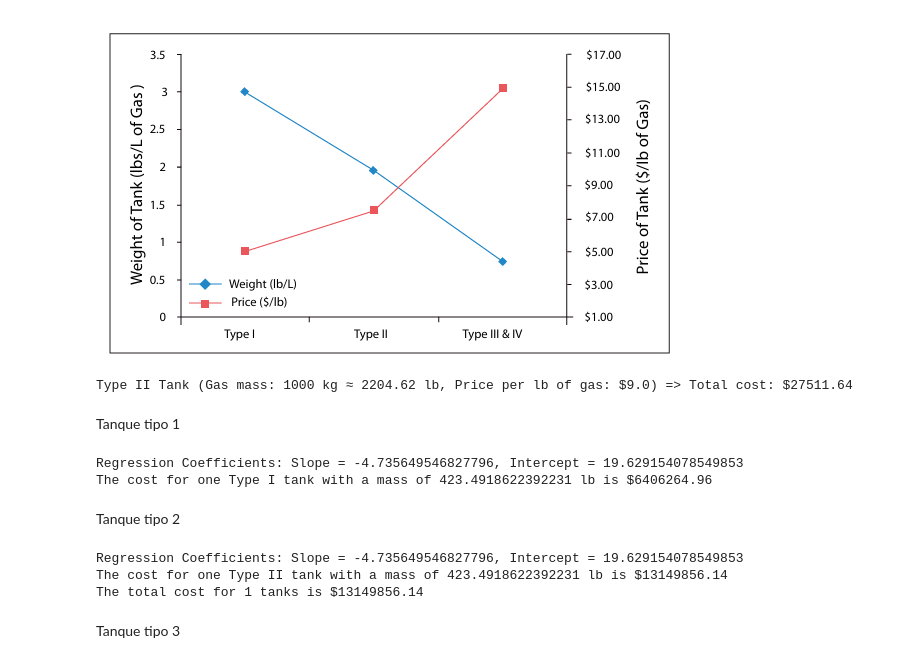
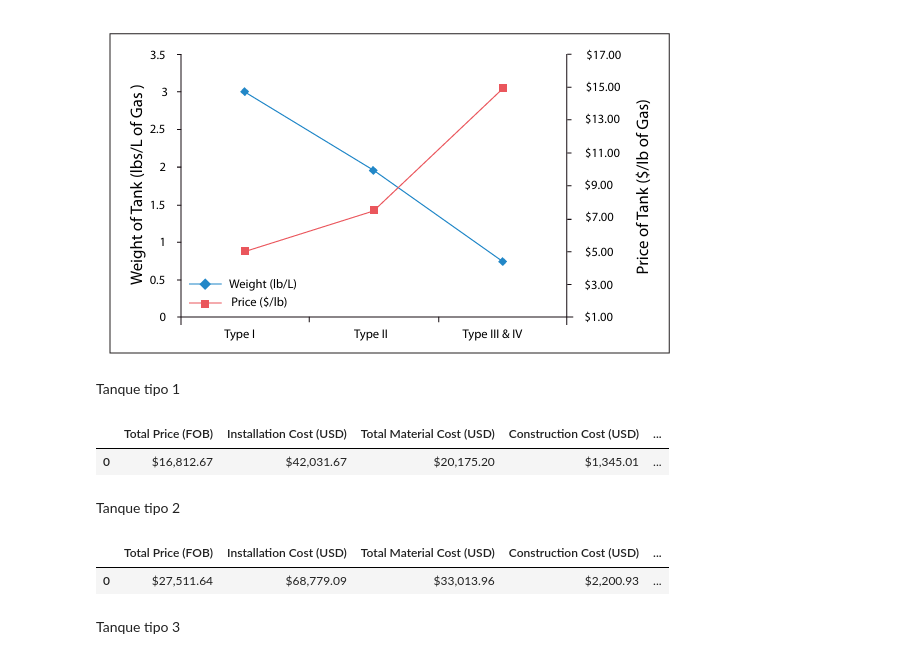
Before and after one commit to SOTO729/8vo, a Jupyter notebook: Evaluacion económica/Calculo de costos.ipynb, the cells around one changed output. Cells and saved outputs as stored; diff of their text form; code cells hidden in the pictures.

```diff
--- a/Evaluacion económica/Calculo de costos.ipynb
+++ b/Evaluacion económica/Calculo de costos.ipynb
@@ -130,5 +91,5 @@ T3="Type III & IV"
 # %%
-class Tank:
+class TankCostCalculator:
     price_per_lb_gas = {
         "Type I": 5.5,
         "Type II": 9.0,
@@ -140,52 +101,58 @@ class Tank:
         self.gas_mass_kg = gas_mass_kg
         self.gas_mass_lb = gas_mass_kg * 2.20462  # in lb
         self.price_per_lb = self.price_per_lb_gas[tank_type]
+        self.extras_df = self.calculate_cost()  # Call calculate_cost during initialization
 
     def calculate_cost(self):
         CEPCI_2014 = 576.1
         CEPCI_2024 = 798.8
-        return (self.gas_mass_lb * self.price_per_lb)* (CEPCI_2024 / CEPCI_2014)
+        self.price= (self.gas_mass_lb * self.price_per_lb)* (CEPCI_2024 / CEPCI_2014)
+        self.total_material_cost= self.price * 1.2
+        self.construction= self.price * 0.08
+        installation_cost = self.price * 2.5
+        instrumentation_cost = self.price * 0.08
+        Final_cost = self.price + self.total_material_cost + self.construction + installation_cost + instrumentation_cost
+        cost_mxn= Final_cost * 19.61
 
-    def __str__(self):
-        return (f"{self.tank_type} Tank (Gas mass: {self.gas_mass_kg} kg ≈ {self.gas_mass_lb:.2f} lb, "
-                f"Price per lb of gas: ${self.price_per_lb})")
+        # Create a data frame with the extra costs
+        extras = {
+            "Total Price (FOB)": [self.price],
+            "Installation Cost (USD)": [installation_cost],
+            "Total Material Cost (USD)": [self.total_material_cost],
+            "Construction Cost (USD)": [self.construction],
+            "Instrumentation Cost (USD)": [instrumentation_cost],
+            "Final Cost (USD)": [Final_cost],
+            "Final Cost (MXN)": [cost_mxn]
+        }
+        self.extras_df = pd.DataFrame(extras)
+        # Format the numbers in the extras_df as currency
+        self.extras_df = self.extras_df.applymap(lambda x: f"${x:,.2f}" if isinstance(x, (int, float)) else x)
+        return  self.extras_df
 
-# Ejemplo de uso
-gas_mass= 1000  # in kg
-tank = Tank("Type II", gas_mass)
-print(f"{tank} => Total cost: ${tank.calculate_cost():.2f}")
+
+T1="Type I"
+T2="Type II"
+T3="Type III & IV"
-# %% [output]
-Type II Tank (Gas mass: 1000 kg ≈ 2204.62 lb, Price per lb of gas: $9.0) => Total cost: $27511.64
 # %% [markdown]
 Tanque tipo 1
 # %%
 tank_type = T1
-mass_of_tank = 423.4918622392231   # in ton
-number_of_tanks = 1
-
-calculator = TankCostCalculator(tank_type, mass_of_tank, number_of_tanks)
-calculator.perform_regression()
-cost_per_tank, total_cost = calculator.calculate_cost()
-print(f"The cost for one {tank_type} tank with a mass of {mass_of_tank} lb is ${cost_per_tank:.2f}")
+gas_mass = 1000   # in ton
+calculator1 = TankCostCalculator(tank_type, gas_mass)
+calculator1.extras_df
 # %% [output]
-Regression Coefficients: Slope = -4.735649546827796, Intercept = 19.629154078549853
-The cost for one Type I tank with a mass of 423.4918622392231 lb is $6406264.96
+|  | Total Price (FOB) | Installation Cost (USD) | Total Material Cost (USD) | Construction Cost (USD) | ... |
+| 0 | $16,812.67 | $42,031.67 | $20,175.20 | $1,345.01 | ... |
 # %% [markdown]
 Tanque tipo 2
 # %%
 tank_type = T2
-mass_of_tank = 423.4918622392231   # in ton
-number_of_tanks = 1
-
-calculator = TankCostCalculator(tank_type, mass_of_tank, number_of_tanks)
-calculator.perform_regression()
-cost_per_tank, total_cost = calculator.calculate_cost()
-print(f"The cost for one {tank_type} tank with a mass of {mass_of_tank} lb is ${cost_per_tank:.2f}")
-print(f"The total cost for {number_of_tanks} tanks is ${total_cost:.2f}")
+gas_mass = 1000   # in ton
+calculator2 = TankCostCalculator(tank_type, gas_mass)
+calculator2.extras_df
 # %% [output]
-Regression Coefficients: Slope = -4.735649546827796, Intercept = 19.629154078549853
-The cost for one Type II tank with a mass of 423.4918622392231 lb is $13149856.14
-The total cost for 1 tanks is $13149856.14
+|  | Total Price (FOB) | Installation Cost (USD) | Total Material Cost (USD) | Construction Cost (USD) | ... |
+| 0 | $27,511.64 | $68,779.09 | $33,013.96 | $2,200.93 | ... |
 # %% [markdown]
 Tanque tipo 3
 # %%
```
Also changed, not shown: parts of 8 cells of this notebook.
